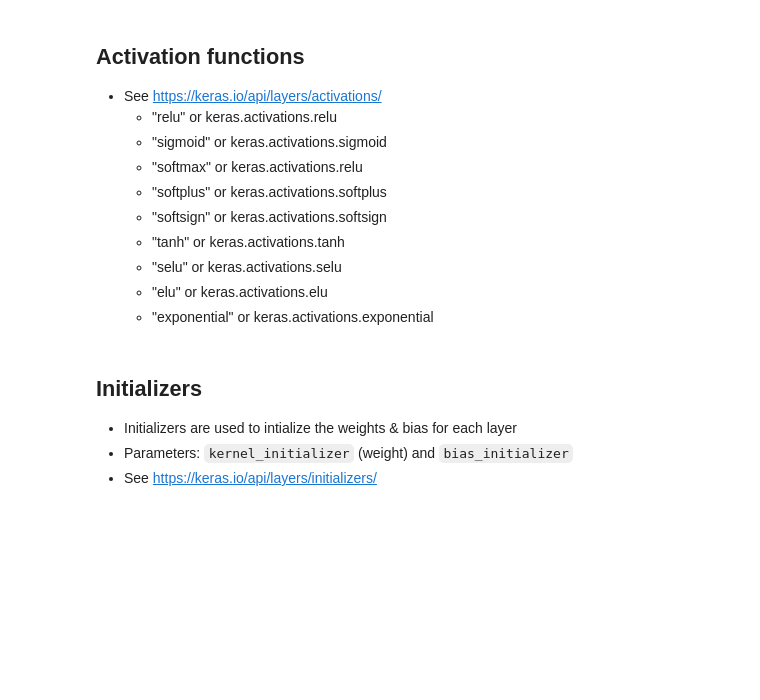
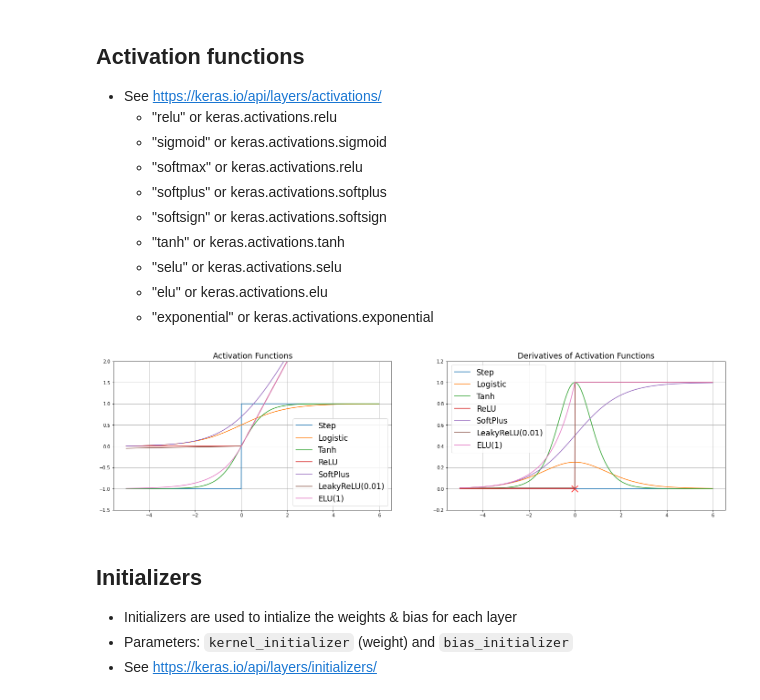
Before and after one commit to caoruikai/Learn-Use-Create, a Jupyter notebook: DS-ML-AI/Keras_Note.ipynb, the cells around one changed output. Saved outputs shown, nothing was run; the diff lists cells and outputs as text; code cells hidden in the pictures; blank space fills up the shorter version.

Commit message:
add function plots for keras note

```diff
--- a/DS-ML-AI/Keras_Note.ipynb
+++ b/DS-ML-AI/Keras_Note.ipynb
@@ -340,6 +340,69 @@ print(y_new)
     - "selu" or keras.activations.selu
     - "elu" or keras.activations.elu
     - "exponential" or keras.activations.exponential
+# %%
+# Activation function visualization
+
+import numpy as np
+import matplotlib
+import matplotlib.pyplot as plt
+%matplotlib inline
+
+x_s = np.arange(-5,6,0.01)
+
+y_step = np.where(x_s>=0, 1,-1)
+y_logistic = 1/(1+np.exp(-x_s))
+y_tanh = 2/(1+np.exp(-2*x_s))-1
+y_relu = np.where(x_s>=0,x_s,0)
+y_softplus = np.log(1+np.exp(x_s))
+y_leakyReLU = np.where(x_s>=0,x_s,0.01*x_s)
+y_ELU = np.where(x_s>=0,x_s,1*(np.exp(x_s)-1))
+
+dy_step = np.repeat(0,x_s.shape[0])
+dy_logistic = np.exp(-x_s)/(1+np.exp(-x_s))**2
+dy_tanh = 4*np.exp(-2*x_s)/(1+np.exp(-2*x_s))**2
+dy_relu = np.where(x_s>=0,1,0)
+dy_softplus = 1/(1+1/np.exp(x_s))
+dy_leakyReLU = np.where(x_s>=0,1,0.01)
+dy_ELU = np.where(x_s>=0,1,np.exp(x_s))
+
+fig = plt.figure(figsize=[24,6])
+
+ax1 = fig.add_subplot(1,2,1)
+
+line11 = ax1.plot(x_s, y_step, label="Step")
+line12 = ax1.plot(x_s, y_logistic, label="Logistic")
+line13 = ax1.plot(x_s, y_tanh, label="Tanh")
+line14 = ax1.plot(x_s, y_relu, label="ReLU")
+line15 = ax1.plot(x_s, y_softplus, label="SoftPlus")
+line16 = ax1.plot(x_s, y_leakyReLU, label="LeakyReLU(0.01)")
+line17 = ax1.plot(x_s, y_ELU, label="ELU(1)")
+
+ax1.set_ylim(-1.5,2)
+ax1.legend(loc="lower right", fontsize="xx-large")
+ax1.grid(True)
+ax1.set_title("Activation Functions", fontsize="xx-large")
+
+ax2 = fig.add_subplot(1,2,2)
+
+line21 = ax2.plot(x_s, dy_step, label="Step")
+line22 = ax2.plot(x_s, dy_logistic, label="Logistic")
+line23 = ax2.plot(x_s, dy_tanh, label="Tanh")
+line24 = ax2.plot(x_s, dy_relu, label="ReLU")
+line25 = ax2.plot(x_s, dy_softplus, label="SoftPlus")
+line26 = ax2.plot(x_s, dy_leakyReLU, label="LeakyReLU(0.01)")
+line27 = ax2.plot(x_s, dy_ELU, label="ELU(1)")
+
+ax2.scatter(0,0,marker='x',s=200, c='red')
+
+ax2.set_ylim(-0.2,1.2)
+ax2.legend(loc="upper left", fontsize="xx-large")
+ax2.grid(True)
+ax2.set_title("Derivatives of Activation Functions", fontsize="xx-large")
+
+plt.show()
+# %% [output]
+[figure, added]
 # %% [markdown]
 ## Initializers
 - Initializers are used to intialize the weights & bias for each layer
```
Also changed, not shown: parts of 1 cell of this notebook, 2 other files.
